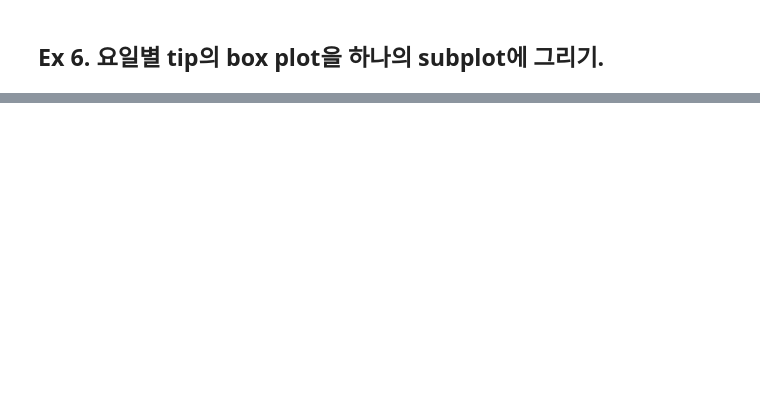
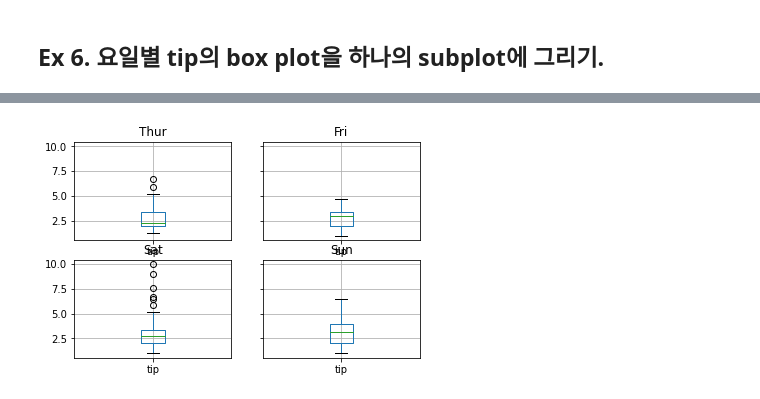
Before and after one commit to JakeOh/202208_itw_java134_lab_python, a Jupyter notebook: py21_matplotlib.ipynb, the cells around one changed output, grey strips where cells are left out. Drawn from its saved outputs; the diff is of its cells as text; code cells hidden in the pictures; blank space fills up the shorter version.

```diff
--- a/py21_matplotlib.ipynb
+++ b/py21_matplotlib.ipynb
@@ -420,0 +446,6 @@ plt.show()
+# %%
+# pd.DataFrameGroupBy의 메서드
+tips.groupby('day').boxplot(column='tip')
+plt.show()
+# %% [output]
+[figure, added]
```
Also changed, not shown: parts of 5 cells of this notebook.
